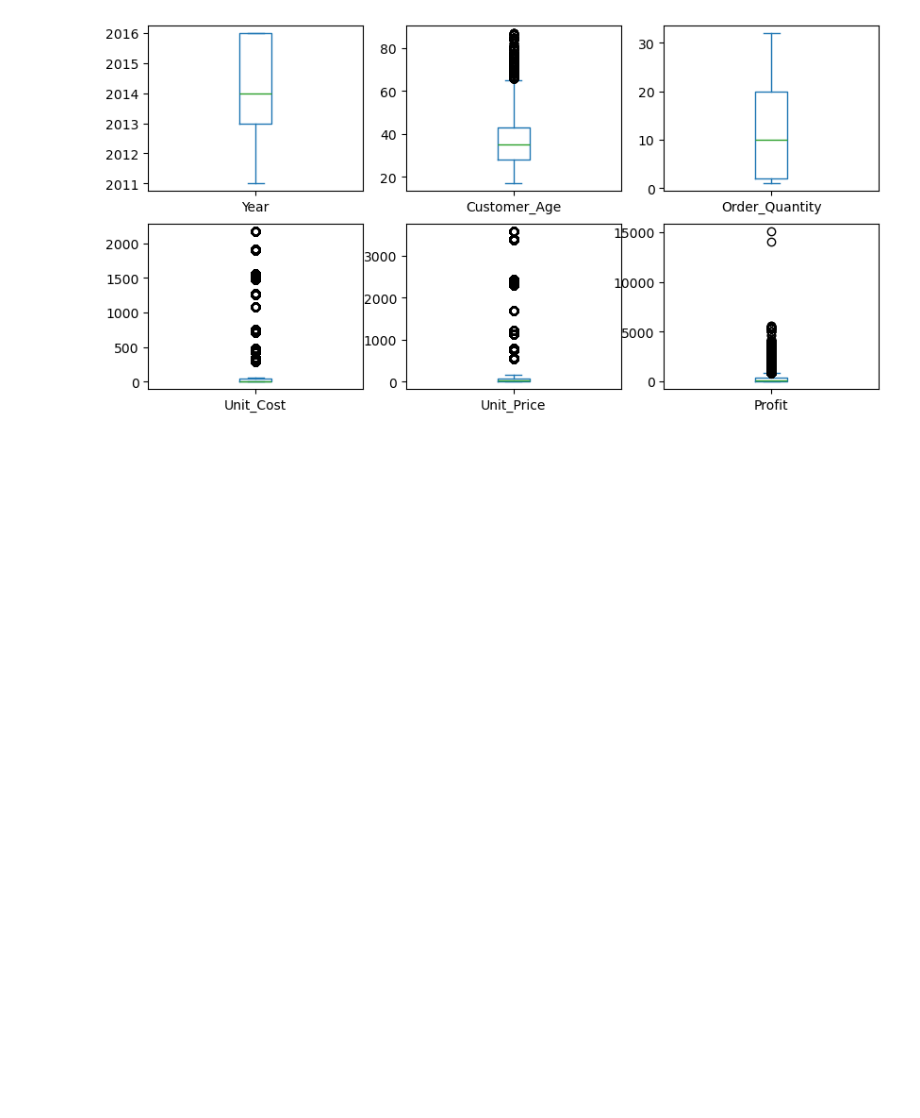
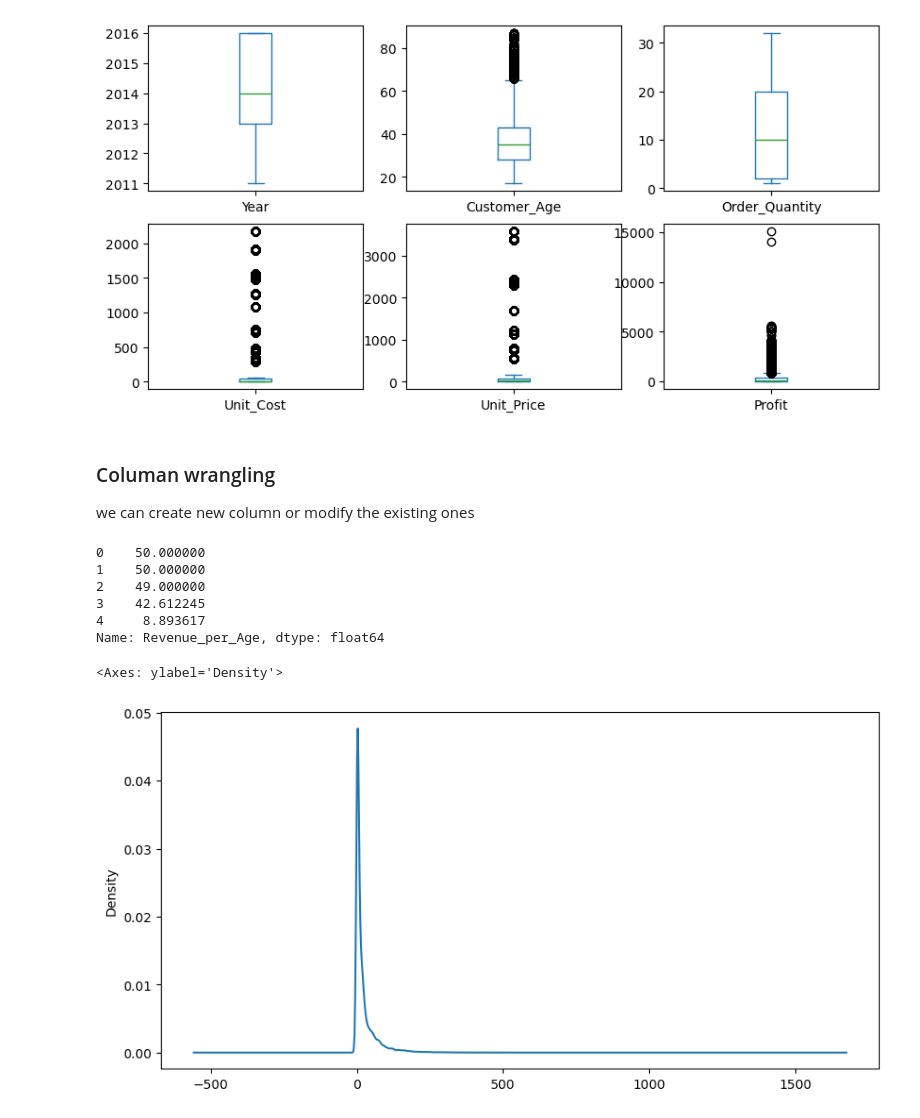
Before and after one commit to ihtisham987/DataAnlysis, a Jupyter notebook: BikeSalesAnalysis.i.ipynb, the cells around one changed output. Saved outputs shown, nothing was run; the diff lists cells and outputs as text; code cells hidden in the pictures; blank space fills up the shorter version.

```diff
--- a/BikeSalesAnalysis.i.ipynb
+++ b/BikeSalesAnalysis.i.ipynb
@@ -219,3 +219,22 @@ Unit_Price        Axes(0.398529,0.11;0.227941x0.35)
 Profit            Axes(0.672059,0.11;0.227941x0.35)
 dtype: object
 [figure]
+# %% [markdown]
+### Columan wrangling
+we can create new column or modify the existing ones
+# %%
+df["Revenue_per_Age"] = df["Revenue"]/df["Customer_Age"]
+
+df["Revenue_per_Age"].head()
+# %% [output]
+0    50.000000
+1    50.000000
+2    49.000000
+3    42.612245
+4     8.893617
+Name: Revenue_per_Age, dtype: float64
+# %%
+df["Revenue_per_Age"].plot(kind='density', figsize= (10, 5))
+# %% [output]
+<Axes: ylabel='Density'>
+[figure, added]
```
Also changed, not shown: parts of 27 cells of this notebook.
